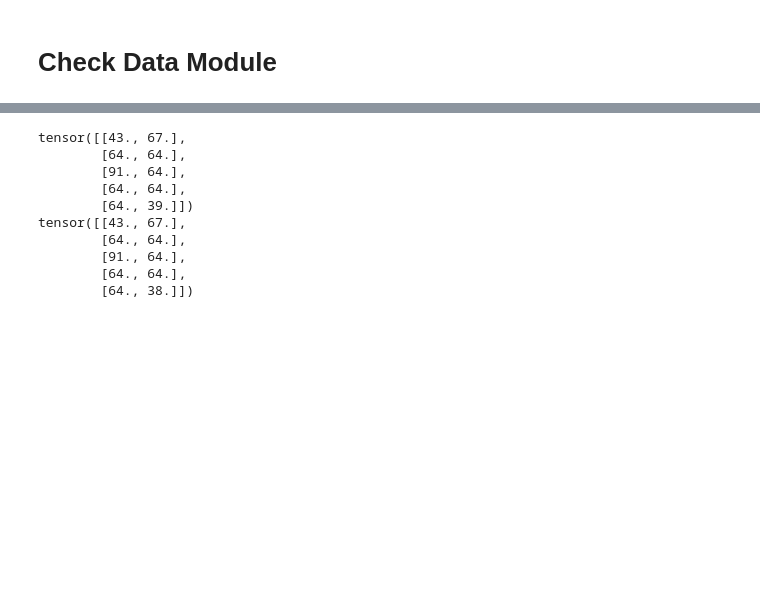
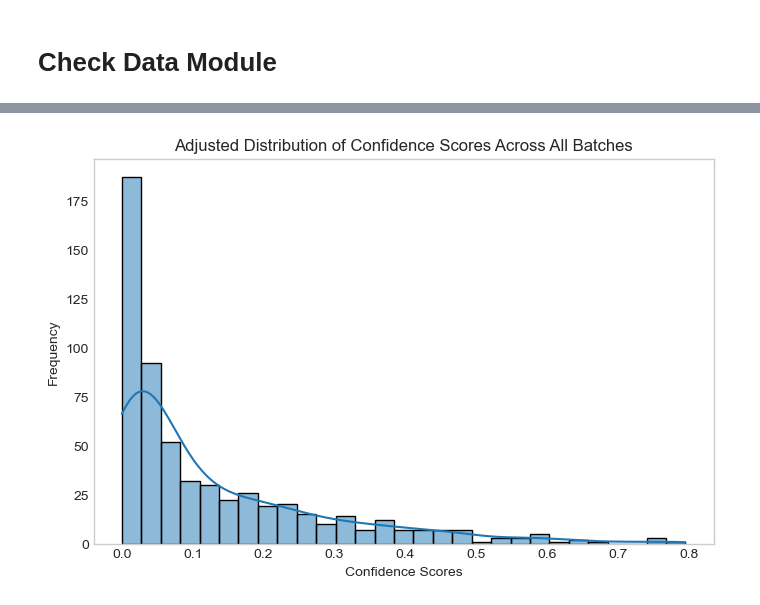
Before and after one commit to pranav-ap/keypoint_matcher, a Jupyter notebook: notebooks/explore_missing.ipynb, the cells around one changed output, grey strips where cells are left out. Drawn from its saved outputs; the diff is of its cells as text; code cells hidden in the pictures; blank space fills up the shorter version.

```diff
--- a/notebooks/explore_missing.ipynb
+++ b/notebooks/explore_missing.ipynb
@@ -73,15 +81,33 @@ show_batch(
-# %%
-print(ref_keypoints[:10])
-
-print(tar_keypoints[:10])
-# %% [output]
-tensor([[43., 67.],
-        [64., 64.],
-        [91., 64.],
-        [64., 64.],
-        [64., 39.]])
-tensor([[43., 67.],
-        [64., 64.],
-        [91., 64.],
-        [64., 64.],
-        [64., 38.]])
+# %%
+import matplotlib.pyplot as plt
+import seaborn as sns
+import numpy as np
+
+def plot_confidence_distribution(dataloader, N=None):
+    all_confidences = []
+
+    for i, batch in enumerate(dataloader):
+        if N is not None and i >= N:
+            break
+        _, _, _, _, confidences = batch
+        all_confidences.extend(confidences.cpu().numpy())
+
+    all_confidences = np.array(all_confidences)
+
+    # Adjust for skewed distribution by equalizing bins
+    min_conf, max_conf = all_confidences.min(), all_confidences.max()
+    bins = np.linspace(min_conf, max_conf, 30)
+
+    plt.figure(figsize=(8, 5))
+    sns.histplot(all_confidences, bins=bins, kde=True)
+    plt.xlabel("Confidence Scores")
+    plt.ylabel("Frequency")
+    plt.title("Adjusted Distribution of Confidence Scores Across All Batches")
+    plt.grid()
+    plt.show()
+
+
+dl = dm.train_dataloader()
+plot_confidence_distribution(dl)
+# %% [output]
+[figure, added]
```
Also changed, not shown: parts of 5 cells of this notebook, 6 other files.
